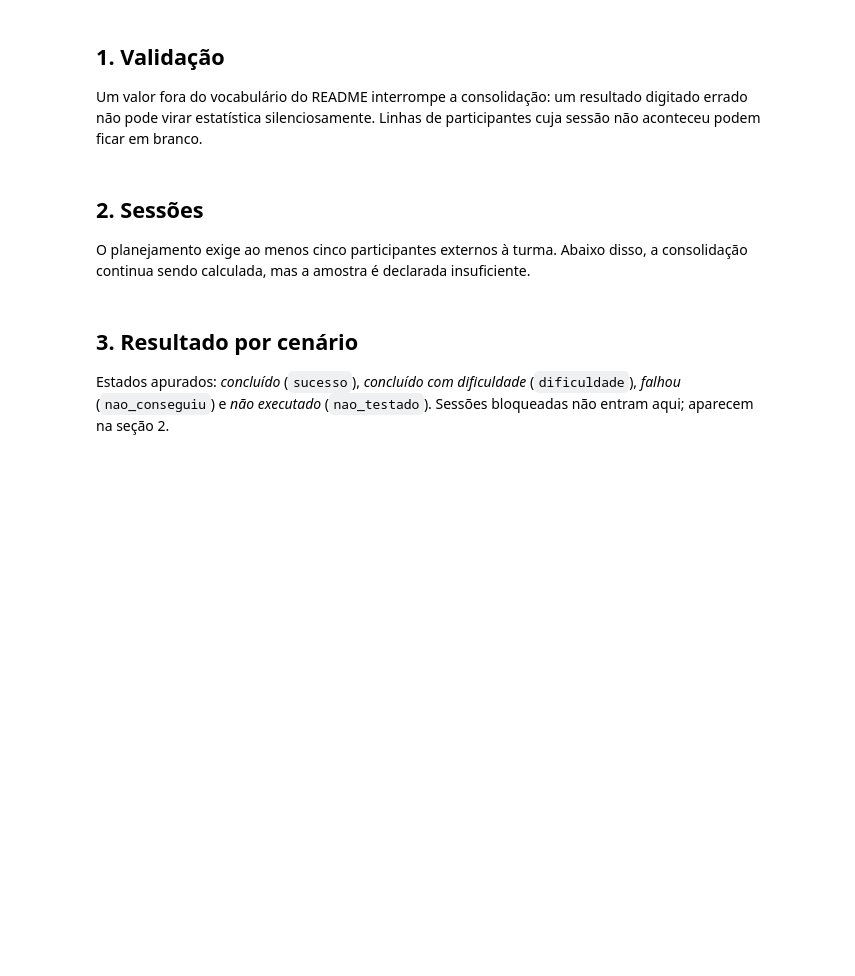
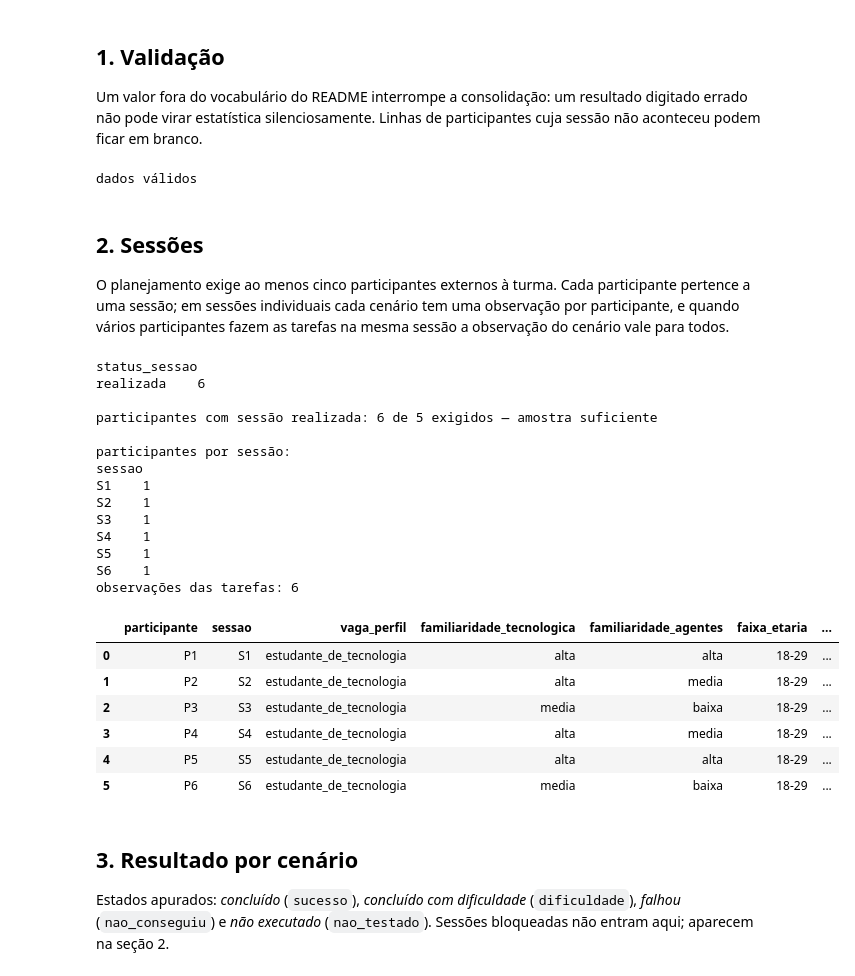
Before and after one commit to jjalmeidadev/oneshot, a Jupyter notebook: src/notebooks/consolidacao_usabilidade.ipynb, the cells around one changed output. Saved outputs shown, nothing was run; the diff lists cells and outputs as text; code cells hidden in the pictures; blank space fills up the shorter version.

```diff
--- a/src/notebooks/consolidacao_usabilidade.ipynb
+++ b/src/notebooks/consolidacao_usabilidade.ipynb
@@ -56,8 +58,11 @@ realizadas = set(participantes.loc[participantes['status_sessao'] == 'realizada'
 p_realizadas = participantes['participante'].isin(realizadas)
 conferir(participantes, 'participantes.csv', 'externo_a_turma', ['sim'], p_realizadas)
 conferir(participantes, 'participantes.csv', 'familiaridade_tecnologica', FAMILIARIDADE, p_realizadas)
-conferir(participantes, 'participantes.csv', 'familiaridade_agentes', FAMILIARIDADE, p_realizadas)
+conferir(participantes, 'participantes.csv', 'familiaridade_agentes', FAMILIARIDADE + ['nao_informada'], p_realizadas)
 conferir(participantes, 'participantes.csv', 'faixa_etaria', FAIXAS_ETARIAS, p_realizadas)
+for indice, linha in participantes[p_realizadas].iterrows():
+    if not linha['sessao']:
+        problemas.append(f"participantes.csv, linha {indice + 2}: sessão realizada sem identificador de sessão")
 for indice, linha in participantes[p_realizadas].iterrows():
     if not linha['commit_testado']:
         problemas.append(f"participantes.csv, linha {indice + 2}: sessão realizada sem commit_testado")
@@ -80,13 +85,14 @@ for indice, linha in registro[r_realizadas].iterrows():
 
 conferir(ocorrencias, 'ocorrencias.csv', 'severidade', SEVERIDADES)
 conferir(ocorrencias, 'ocorrencias.csv', 'defeito_critico', ['sim', 'nao'])
-fora = sorted(set(ocorrencias['participante']) - realizadas - {''})
+sessoes = set(participantes.loc[p_realizadas, 'sessao'])
+origens = realizadas | sessoes | {'verificacao_posterior'}
+fora = sorted(set(ocorrencias['participante']) - origens)
 if fora:
-    problemas.append(f'ocorrencias.csv: participantes sem sessão realizada: {fora}')
+    problemas.append(f'ocorrencias.csv: origem que não é participante, sessão realizada nem verificacao_posterior: {fora}')
 
 itens = [f'q{n}' for n in range(1, 11)]
-s_realizadas = sus['participante'].isin(realizadas)
-for indice, linha in sus[s_realizadas].iterrows():
+for indice, linha in sus.iterrows():
     for item in itens:
         if linha[item] not in {'', '1', '2', '3', '4', '5'}:
             problemas.append(f'sus.csv, linha {indice + 2}, {item}: {linha[item]!r} fora de 1 a 5')
@@ -95,31 +101,62 @@ if problemas:
     print('\n'.join(problemas))
     raise ValueError(f'{len(problemas)} problema(s) nos dados; corrigir antes de consolidar')
 print('dados válidos')
+# %% [output]
+dados válidos
 # %% [markdown]
 ## 2. Sessões
 
-O planejamento exige ao menos cinco participantes externos à turma. Abaixo disso, a consolidação continua sendo
-calculada, mas a amostra é declarada insuficiente.
+O planejamento exige ao menos cinco participantes externos à turma. Cada participante pertence a uma sessão; em sessões
+individuais cada cenário tem uma observação por participante, e quando vários participantes fazem as tarefas na
+mesma sessão a observação do cenário vale para todos.
 # %%
 contagem = participantes['status_sessao'].replace('', 'sem registro').value_counts()
 print(contagem.to_string())
 amostra_suficiente = len(realizadas) >= AMOSTRA_MINIMA
 print()
-print(f'sessões realizadas: {len(realizadas)} de {AMOSTRA_MINIMA} exigidas '
+print(f'participantes com sessão realizada: {len(realizadas)} de {AMOSTRA_MINIMA} exigidos '
       f'— amostra {"suficiente" if amostra_suficiente else "INSUFICIENTE"}')
 
-perfis = participantes[p_realizadas][['participante', 'vaga_perfil', 'familiaridade_tecnologica',
-                                     'familiaridade_agentes', 'faixa_etaria', 'commit_testado']]
+perfis = participantes[p_realizadas][['participante', 'sessao', 'vaga_perfil',
+                                     'familiaridade_tecnologica', 'familiaridade_agentes', 'faixa_etaria',
+                                     'commit_testado']]
+por_sessao = perfis.groupby('sessao')['participante'].count()
+print()
+print('participantes por sessão:')
+print(por_sessao.to_string())
+print(f'observações das tarefas: {len(por_sessao)}')
 commits = set(perfis['commit_testado'])
 if len(commits) > 1:
     print(f'ATENÇÃO: sessões em versões diferentes: {sorted(commits)}')
 vagas_vazias = participantes.loc[~p_realizadas & (participantes['vaga_perfil'] != 'reserva'), 'vaga_perfil'].tolist()
 if vagas_vazias:
     print(f'vagas de perfil sem sessão realizada: {vagas_vazias}')
 familiaridades = set(perfis['familiaridade_agentes'])
 if realizadas and not {'baixa', 'alta'} <= familiaridades:
     print(f'ATENÇÃO: a amostra não reúne familiaridade baixa e alta com agentes: {sorted(familiaridades)}')
 perfis
+# %% [output]
+status_sessao
+realizada    6
+
+participantes com sessão realizada: 6 de 5 exigidos — amostra suficiente
+
+participantes por sessão:
+sessao
+S1    1
+S2    1
+S3    1
+S4    1
+S5    1
+S6    1
+observações das tarefas: 6
+|  | participante | sessao | vaga_perfil | familiaridade_tecnologica | familiaridade_agentes | faixa_etaria | ... |
+| 0 | P1 | S1 | estudante_de_tecnologia | alta | alta | 18-29 | ... |
+| 1 | P2 | S2 | estudante_de_tecnologia | alta | media | 18-29 | ... |
+| 2 | P3 | S3 | estudante_de_tecnologia | media | baixa | 18-29 | ... |
+| 3 | P4 | S4 | estudante_de_tecnologia | alta | media | 18-29 | ... |
+| 4 | P5 | S5 | estudante_de_tecnologia | alta | alta | 18-29 | ... |
+| 5 | P6 | S6 | estudante_de_tecnologia | media | baixa | 18-29 | ... |
 # %% [markdown]
 ## 3. Resultado por cenário
 
```
Also changed, not shown: parts of 8 cells of this notebook, 6 other files.
